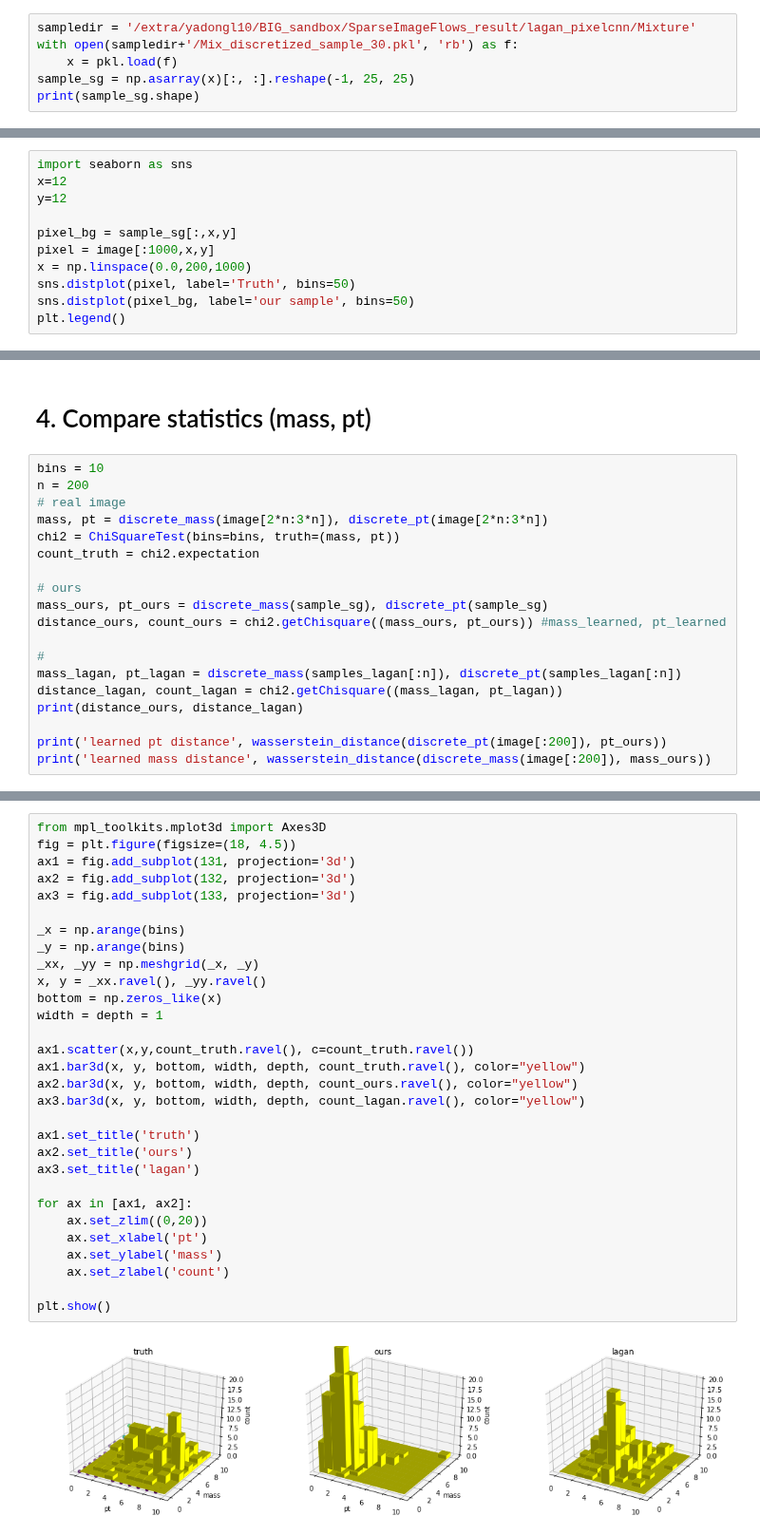
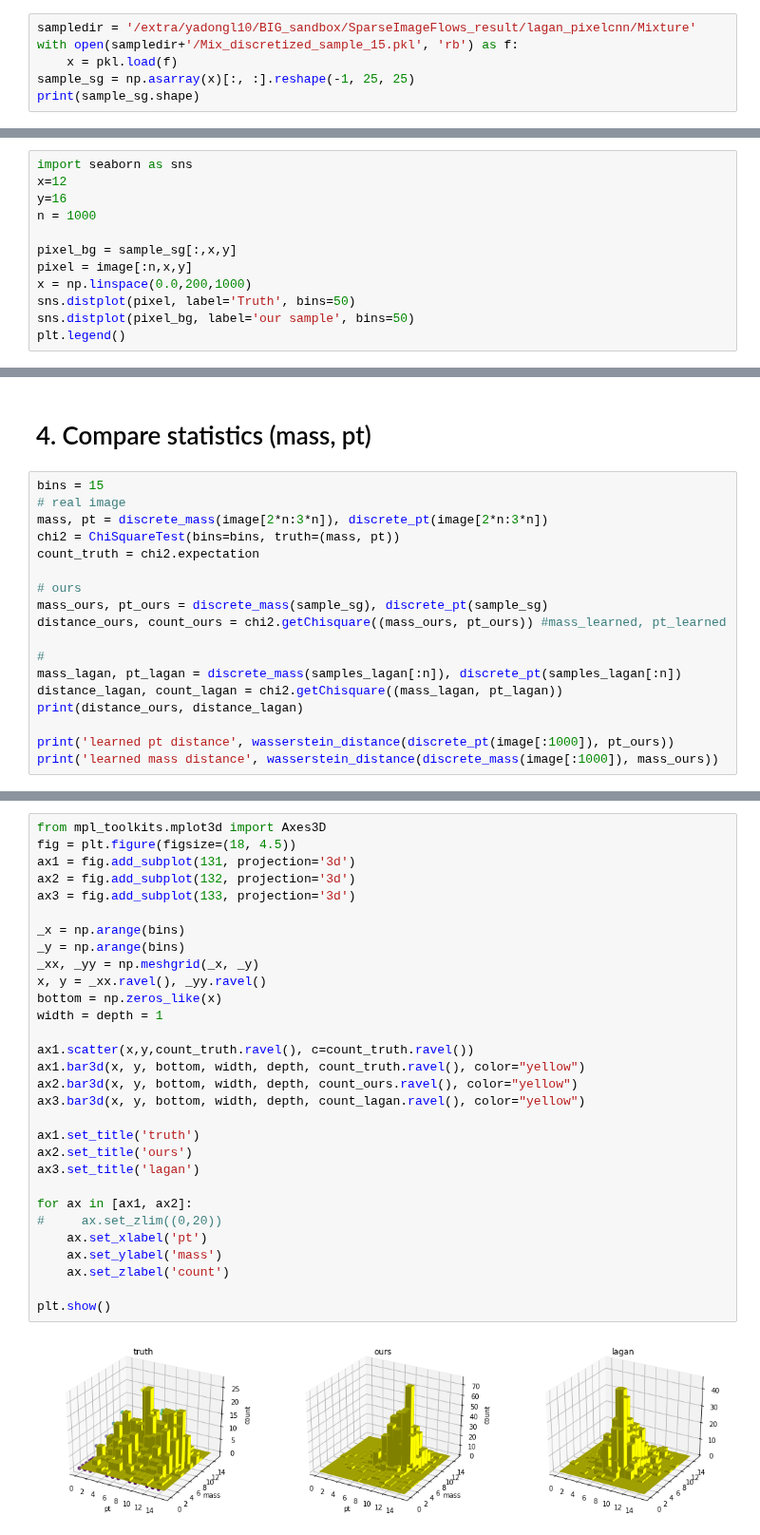
Before and after one commit to adamlu123/SparseImageFlows, a Jupyter notebook: Notebooks/quantize_image.ipynb, the cells around one changed output, grey strips where cells are left out. Shown at 95% size. Cells and saved outputs as stored; diff of their text form.

```diff
--- a/Notebooks/quantize_image.ipynb
+++ b/Notebooks/quantize_image.ipynb
@@ -135,7 +135,7 @@ plt.hist(pt)
 [figure]
 # %%
 sampledir = '/extra/yadongl10/BIG_sandbox/SparseImageFlows_result/lagan_pixelcnn/Mixture'
-with open(sampledir+'/Mix_discretized_sample_30.pkl', 'rb') as f:
+with open(sampledir+'/Mix_discretized_sample_15.pkl', 'rb') as f:
     x = pkl.load(f)
 sample_sg = np.asarray(x)[:, :].reshape(-1, 25, 25)
 print(sample_sg.shape)
@@ -167,10 +167,11 @@ overall sparsity: truth and samples: 0.9709381302812302 0.969576
 # %%
 import seaborn as sns
 x=12
-y=12
+y=16
+n = 1000
 
 pixel_bg = sample_sg[:,x,y]
-pixel = image[:1000,x,y]
+pixel = image[:n,x,y]
 x = np.linspace(0.0,200,1000)
 sns.distplot(pixel, label='Truth', bins=50)
 sns.distplot(pixel_bg, label='our sample', bins=50)
@@ -200,8 +201,7 @@ plt.legend(loc='upper right')
 # %% [markdown]
 # 4. Compare statistics (mass, pt)
 # %%
-bins = 10
-n = 200
+bins = 15
 # real image
 mass, pt = discrete_mass(image[2*n:3*n]), discrete_pt(image[2*n:3*n])
 chi2 = ChiSquareTest(bins=bins, truth=(mass, pt))
@@ -216,6 +216,6 @@ mass_lagan, pt_lagan = discrete_mass(samples_lagan[:n]), discrete_pt(samples_lag
 distance_lagan, count_lagan = chi2.getChisquare((mass_lagan, pt_lagan))
 print(distance_ours, distance_lagan)
 
-print('learned pt distance', wasserstein_distance(discrete_pt(image[:200]), pt_ours))
-print('learned mass distance', wasserstein_distance(discrete_mass(image[:200]), mass_ours))
+print('learned pt distance', wasserstein_distance(discrete_pt(image[:1000]), pt_ours))
+print('learned mass distance', wasserstein_distance(discrete_mass(image[:1000]), mass_ours))
 # %% [output]
@@ -225,35 +225,35 @@ learned mass distance 11.3339270628
 # %%
 from mpl_toolkits.mplot3d import Axes3D
 fig = plt.figure(figsize=(18, 4.5))
 ax1 = fig.add_subplot(131, projection='3d')
 ax2 = fig.add_subplot(132, projection='3d')
 ax3 = fig.add_subplot(133, projection='3d')
 
 _x = np.arange(bins)
 _y = np.arange(bins)
 _xx, _yy = np.meshgrid(_x, _y)
 x, y = _xx.ravel(), _yy.ravel()
 bottom = np.zeros_like(x)
 width = depth = 1
 
 ax1.scatter(x,y,count_truth.ravel(), c=count_truth.ravel())
 ax1.bar3d(x, y, bottom, width, depth, count_truth.ravel(), color="yellow")
 ax2.bar3d(x, y, bottom, width, depth, count_ours.ravel(), color="yellow")
 ax3.bar3d(x, y, bottom, width, depth, count_lagan.ravel(), color="yellow")
 
 ax1.set_title('truth')
 ax2.set_title('ours')
 ax3.set_title('lagan')
 
 for ax in [ax1, ax2]:
-    ax.set_zlim((0,20))
+#     ax.set_zlim((0,20))
     ax.set_xlabel('pt')
     ax.set_ylabel('mass')
     ax.set_zlabel('count')
 
 plt.show()
 # %% [output]
-[figure, old version]
+[figure, new version]
 # %%
 fig, ax = plt.subplots(figsize=(6, 6))
 bins = np.linspace(40, 120, 50)
```
Also changed, not shown: parts of 11 cells of this notebook, 4 other files.
